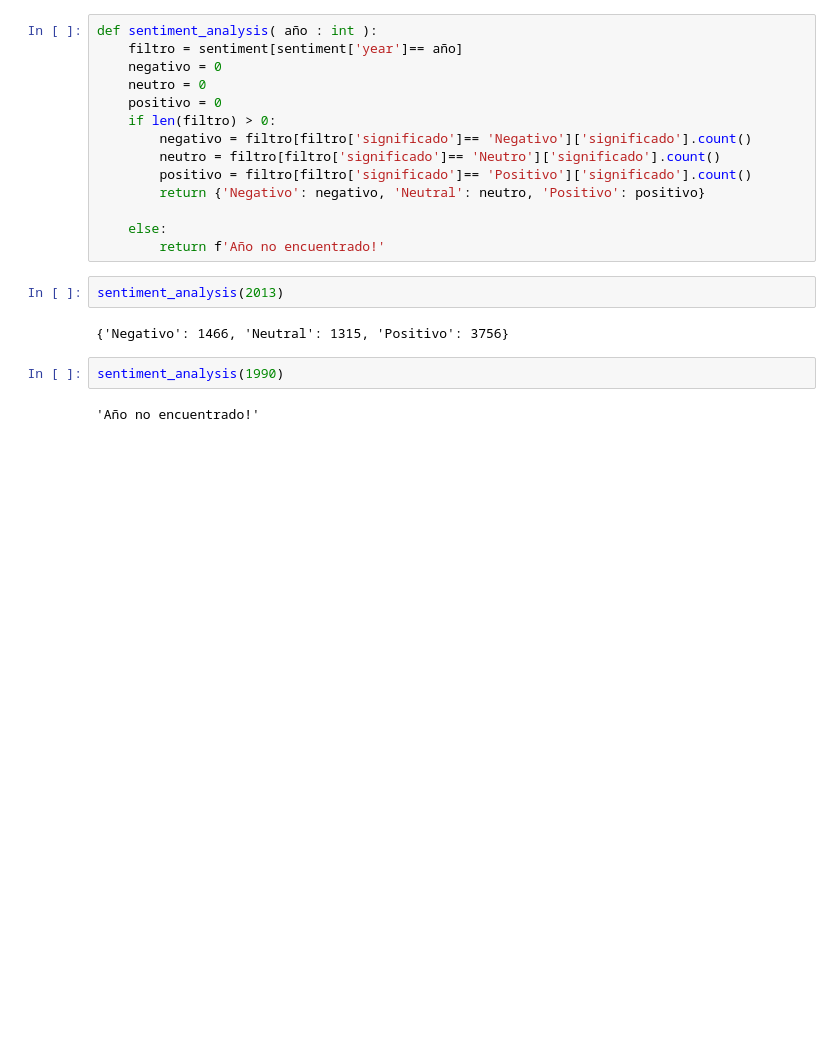
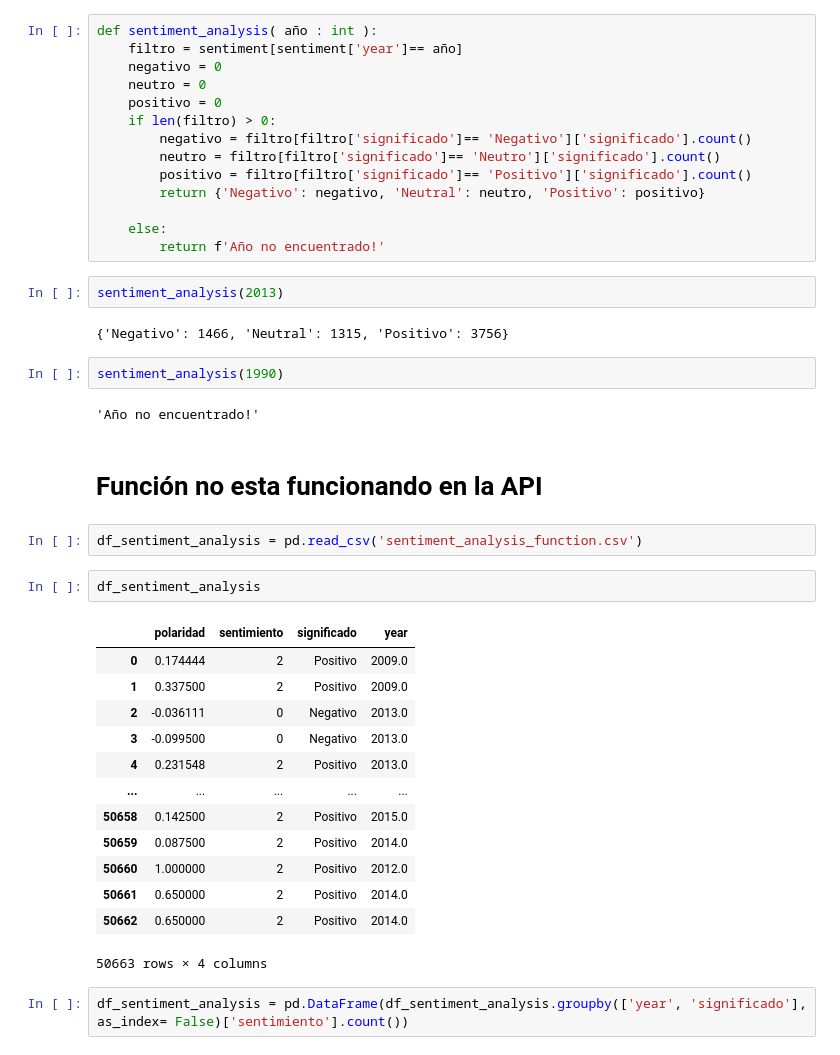
Before and after one commit to antoniogngalindo/project_steam, a Jupyter notebook: Funcion_sentiment_analysis.ipynb, the cells around one changed output. Cells and saved outputs as stored; diff of their text form; blank space fills up the shorter version.

```diff
--- a/Funcion_sentiment_analysis.ipynb
+++ b/Funcion_sentiment_analysis.ipynb
@@ -131,3 +131,25 @@ sentiment_analysis(2013)
 sentiment_analysis(1990)
 # %% [output]
 'Año no encuentrado!'
+# %% [markdown]
+# Función no esta funcionando en la API
+# %%
+df_sentiment_analysis = pd.read_csv('sentiment_analysis_function.csv')
+# %%
+df_sentiment_analysis
+# %% [output]
+|  | polaridad | sentimiento | significado | year |
+| 0 | 0.174444 | 2 | Positivo | 2009.0 |
+| 1 | 0.337500 | 2 | Positivo | 2009.0 |
+| 2 | -0.036111 | 0 | Negativo | 2013.0 |
+| 3 | -0.099500 | 0 | Negativo | 2013.0 |
+| 4 | 0.231548 | 2 | Positivo | 2013.0 |
+| ... | ... | ... | ... | ... |
+| 50658 | 0.142500 | 2 | Positivo | 2015.0 |
+| 50659 | 0.087500 | 2 | Positivo | 2014.0 |
+| 50660 | 1.000000 | 2 | Positivo | 2012.0 |
+| 50661 | 0.650000 | 2 | Positivo | 2014.0 |
+| 50662 | 0.650000 | 2 | Positivo | 2014.0 |
+50663 rows × 4 columns
+# %%
+df_sentiment_analysis = pd.DataFrame(df_sentiment_analysis.groupby(['year', 'significado'], as_index= False)['sentimiento'].count())
```
Also changed, not shown: parts of 13 cells of this notebook, 4 other files.
